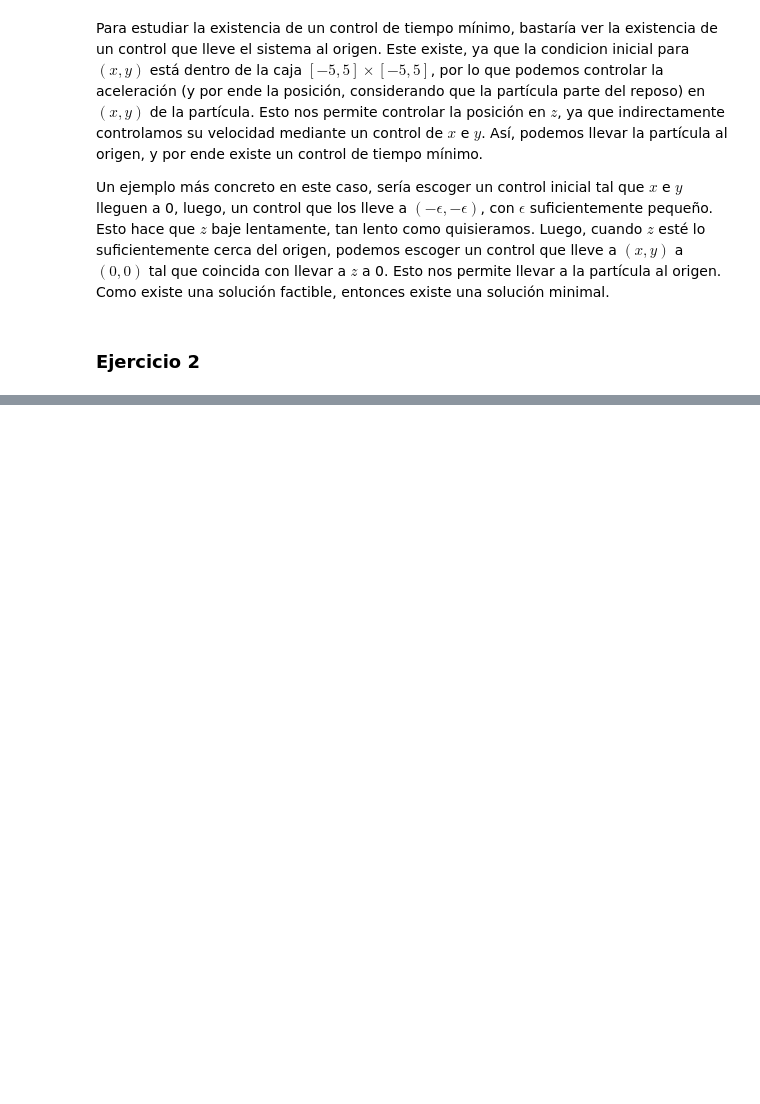
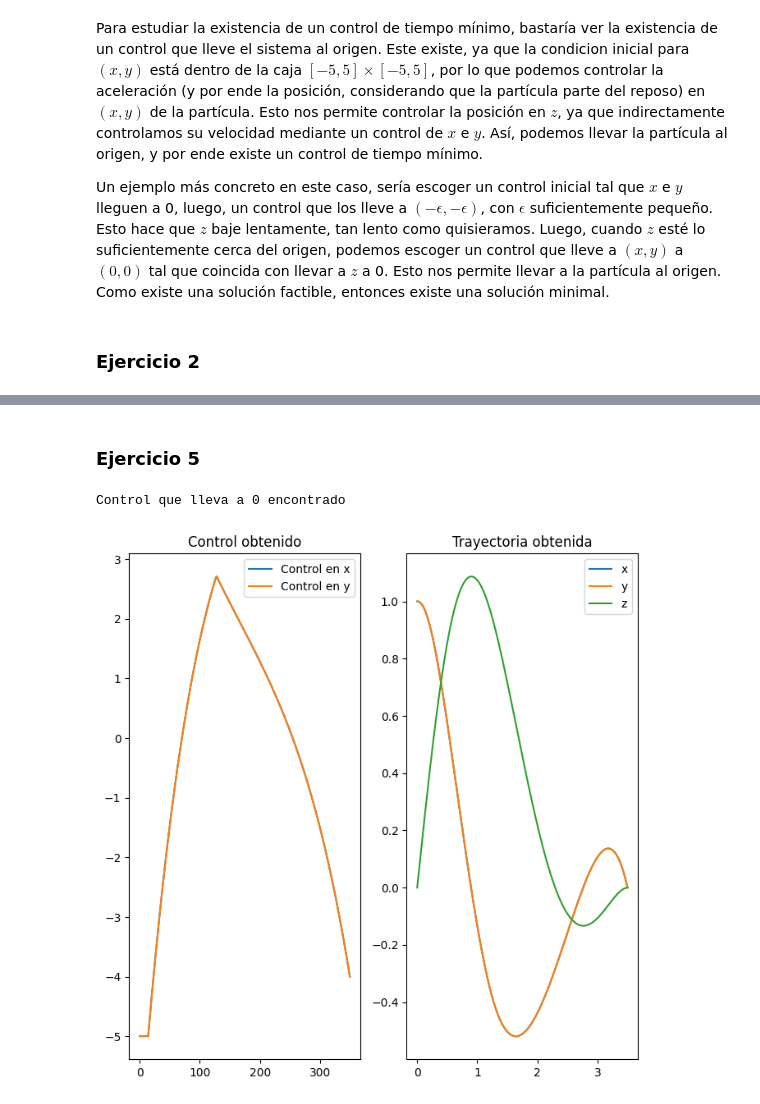
Before and after one commit to Miguel-Escobar/Intro-al-Control-Optimo, a Jupyter notebook: Lab_3/lab_3.ipynb, the cells around one changed output, grey strips where cells are left out. Cells and saved outputs as stored; diff of their text form; code cells hidden in the pictures; blank space fills up the shorter version.

```diff
--- a/Lab_3/lab_3.ipynb
+++ b/Lab_3/lab_3.ipynb
@@ -111,0 +134,43 @@ plot_quiver(A, B, lambda t: np.array([-1, -1]))
+# %% [markdown]
+### Ejercicio 5
+# %%
+def obj_function(flattened_control_array, r0, h, N):
+    control_array = flattened_control_array.reshape((N, 2))
+    solution = solucion_euler(r0, control_array, h, N)[1]
+    final_position = np.array([solution[-1][0], solution[-1][2], solution[-1][4]])
+    return np.linalg.norm(final_position)**2
+
+from scipy.optimize import minimize
+
+r0 = np.array([1, 0, 1, 0, 0])
+h = 1e-2
+N = 350
+
+bounds = [(-5, 5) for _ in range(2*N)]
+result = minimize(obj_function, -4*np.ones((2*N)), args=(r0, h, N), bounds=bounds, method='L-BFGS-B')
+
+if result.success:
+    print("Control que lleva a 0 encontrado\n")
+    control = result.x.reshape((N, 2))
+    fig = plt.figure(figsize=(8, 8))
+    fig.clf()
+    ax = fig.add_subplot(121)
+    ax.plot(control[:, 0], label="Control en x")
+    ax.plot(control[:, 1], label="Control en y")
+    ax.legend()
+    ax.set_title("Control obtenido")
+
+    ax2 = fig.add_subplot(122)
+    times, solution = solucion_euler(r0, control, h, N)
+    ax2.plot(times, solution[:, 0], label="x")
+    ax2.plot(times, solution[:, 2], label="y")
+    ax2.plot(times, solution[:, 4], label="z")
+    ax2.legend()
+    ax2.set_title("Trayectoria obtenida")
+    fig.show()
+
+else:
+    print("No se encontró control que lleve a 0")
+# %% [output]
+Control que lleva a 0 encontrado
+[figure, added]
```
Also changed, not shown: parts of 5 cells of this notebook.
